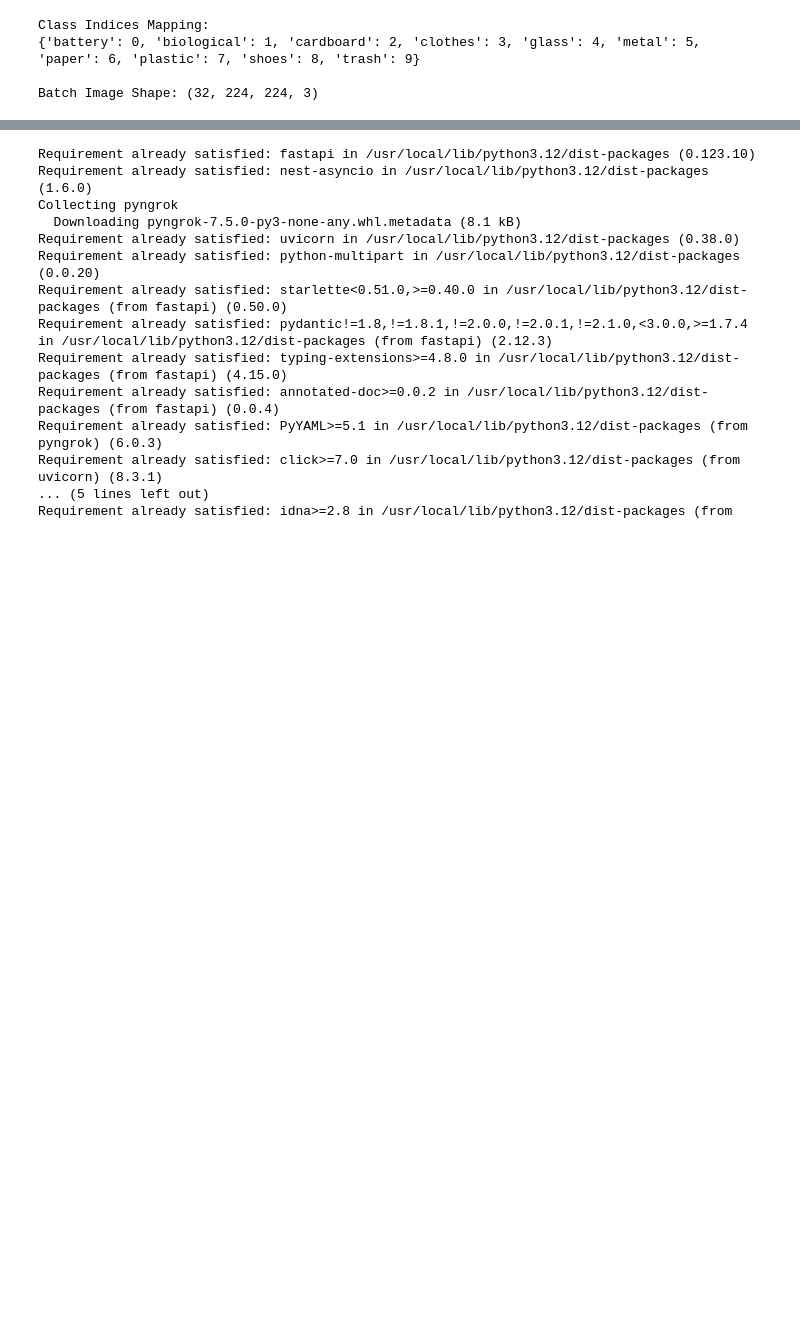
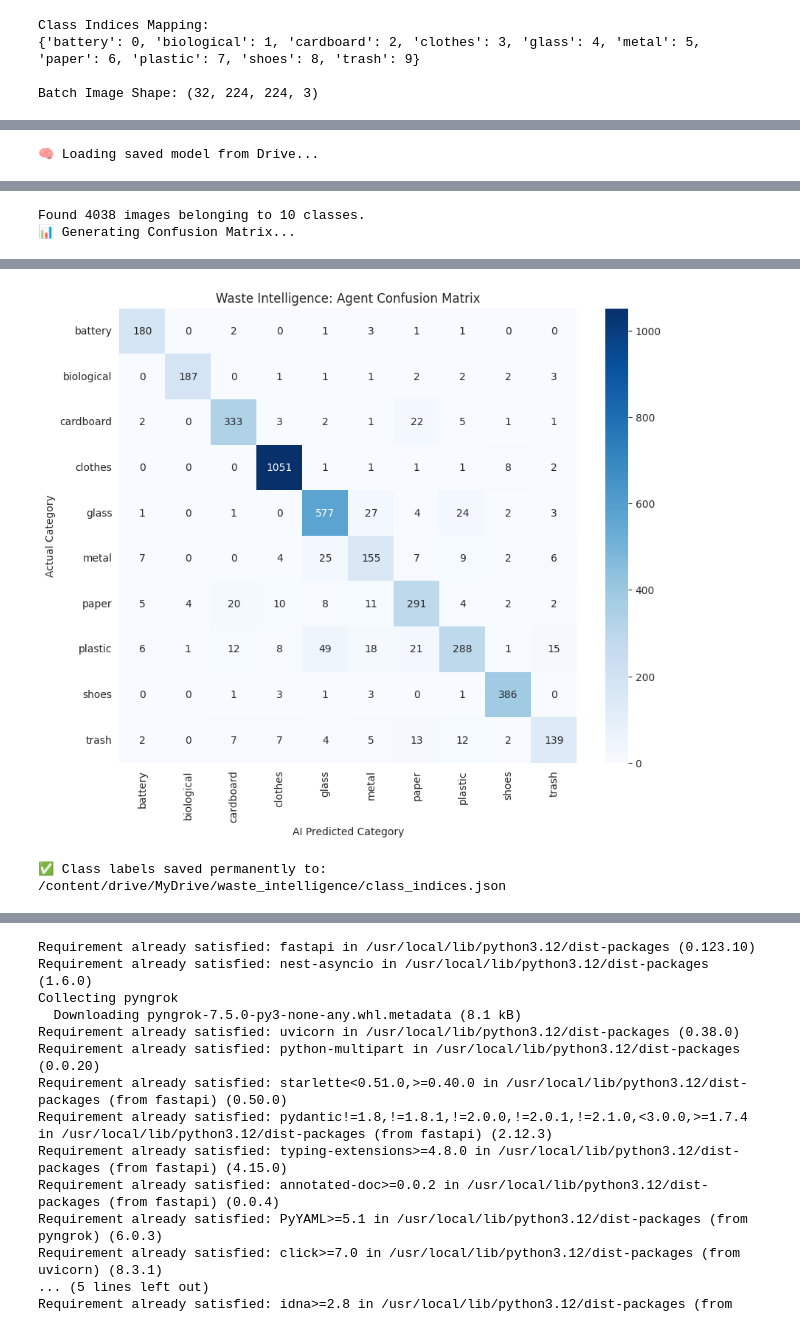
Before and after one commit to Rashmi-200/SmartWaste-AI, a Jupyter notebook: SmartWaste_AI.ipynb, the cells around one changed output, grey strips where cells are left out. Drawn from its saved outputs; the diff is of its cells as text; code cells hidden in the pictures; blank space fills up the shorter version.

```diff
--- a/SmartWaste_AI.ipynb
+++ b/SmartWaste_AI.ipynb
@@ -333,0 +454,61 @@ plt.show()
+# %%
+import numpy as np
+import matplotlib.pyplot as plt
+import seaborn as sns
+import os
+import tensorflow as tf
+from sklearn.metrics import confusion_matrix
+from tensorflow.keras.preprocessing.image import ImageDataGenerator
+from google.colab import drive
+
+# 1. Mount Drive and Define Paths
+if not os.path.exists('/content/drive'):
+    drive.mount('/content/drive')
+
+MODEL_PATH = '/content/drive/MyDrive/waste_intelligence/waste_classifier_agent.h5'
+DATASET_PATH = '/content/drive/MyDrive/waste management project'
+class_names = ['battery', 'biological', 'cardboard', 'clothes', 'glass', 'metal', 'paper', 'plastic', 'shoes', 'trash']
+
+# 2. Load the Model (The Brain)
+if os.path.exists(MODEL_PATH):
+    print("🧠 Loading saved model from Drive...")
+    model = tf.keras.models.load_model(MODEL_PATH)
+else:
+    print("❌ Error: Model file not found on Drive!")
+
+# 3. Recreate the Validation Generator (The Test Images)
+# We don't need the training generator, just the validation one
+datagen = ImageDataGenerator(rescale=1./255, validation_split=0.2)
+
+validation_generator = datagen.flow_from_directory(
+    DATASET_PATH,
+    target_size=(224, 224),
+    batch_size=32,
+    class_mode='categorical',
+    subset='validation',
+    shuffle=False  # Keep False to match predictions with labels
+)
+
+# 4. Generate the Confusion Matrix
+if 'model' in globals() and 'validation_generator' in globals():
+    print("📊 Generating Confusion Matrix...")
+
+    validation_generator.reset()
+    Y_pred = model.predict(validation_generator)
+    y_pred = np.argmax(Y_pred, axis=1)
+
+    # Actual labels from the generator
+    y_true = validation_generator.classes
+
+    cm = confusion_matrix(y_true, y_pred)
+
+    # Plot
+    plt.figure(figsize=(10, 8))
+    sns.heatmap(cm, annot=True, fmt='d', cmap='Blues',
+                xticklabels=class_names, yticklabels=class_names)
+    plt.title('Waste Intelligence: Agent Confusion Matrix')
+    plt.ylabel('Actual Category')
+    plt.xlabel('AI Predicted Category')
+    plt.show()
+# %% [output]
+🧠 Loading saved model from Drive...
@@ -333,0 +516,2 @@ plt.show()
+Found 4038 images belonging to 10 classes.
+📊 Generating Confusion Matrix...
@@ -334,3 +520,4 @@ plt.show()
+[figure, added]
 # %%
 # Unique Metadata for each waste type
 waste_metadata = {
@@ -395,4 +582,19 @@ waste_metadata = {
         'instruction': 'Last resort. Try to segregate more carefully.'
     }
 }
+# %%
+import json
+
+# Get the class names from your active generator
+# e.g., {'battery': 0, 'biological': 1, ...}
+class_indices = train_generator.class_indices
+
+# Save this dictionary to your Drive permanently
+labels_path = '/content/drive/MyDrive/waste_intelligence/class_indices.json'
+with open(labels_path, 'w') as f:
+    json.dump(class_indices, f)
+
+print(f"✅ Class labels saved permanently to: {labels_path}")
+# %% [output]
+✅ Class labels saved permanently to: /content/drive/MyDrive/waste_intelligence/class_indices.json
 # %%
```
Also changed, not shown: parts of 20 cells of this notebook.
